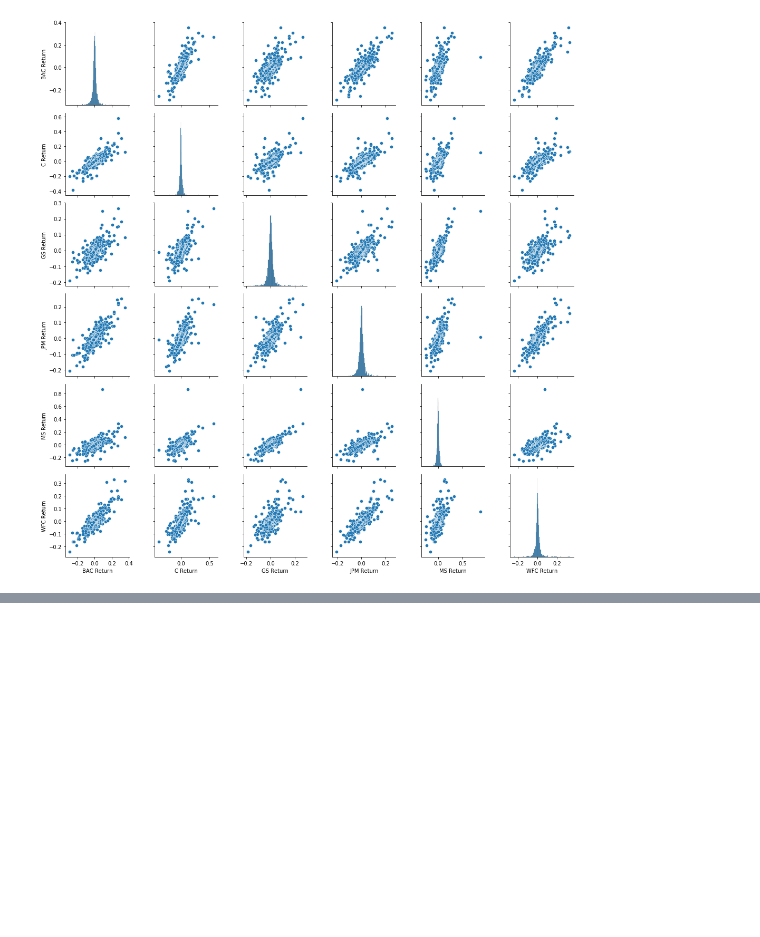
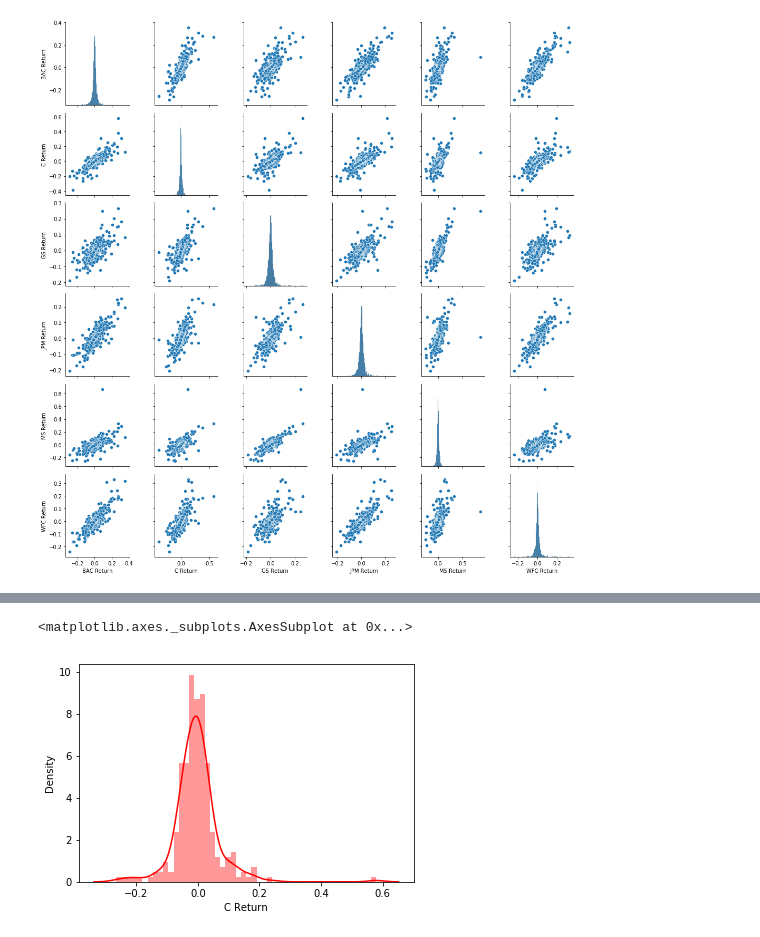
Before and after one commit to NavdeepTU/Data-Analysis-and-Visualization, a Jupyter notebook: 06. Capstone Projects/02. Finance Project.ipynb, the cells around one changed output, grey strips where cells are left out. Drawn from its saved outputs; the diff is of its cells as text; code cells hidden in the pictures; blank space fills up the shorter version.

```diff
--- a/06. Capstone Projects/02. Finance Project.ipynb
+++ b/06. Capstone Projects/02. Finance Project.ipynb
@@ -157,0 +230,7 @@ sns.pairplot(data=returns)
+# %%
+# Create a distplot using seaborn of the 2008 returns for CitiGroup
+sns.distplot(returns.loc['2008-01-01':'2008-12-31']['C Return'],
+                                                    bins=50, kde=True, color='red')
+# %% [output]
+<matplotlib.axes._subplots.AxesSubplot at 0x...>
+[figure, added]
```
Also changed, not shown: parts of 13 cells of this notebook.
